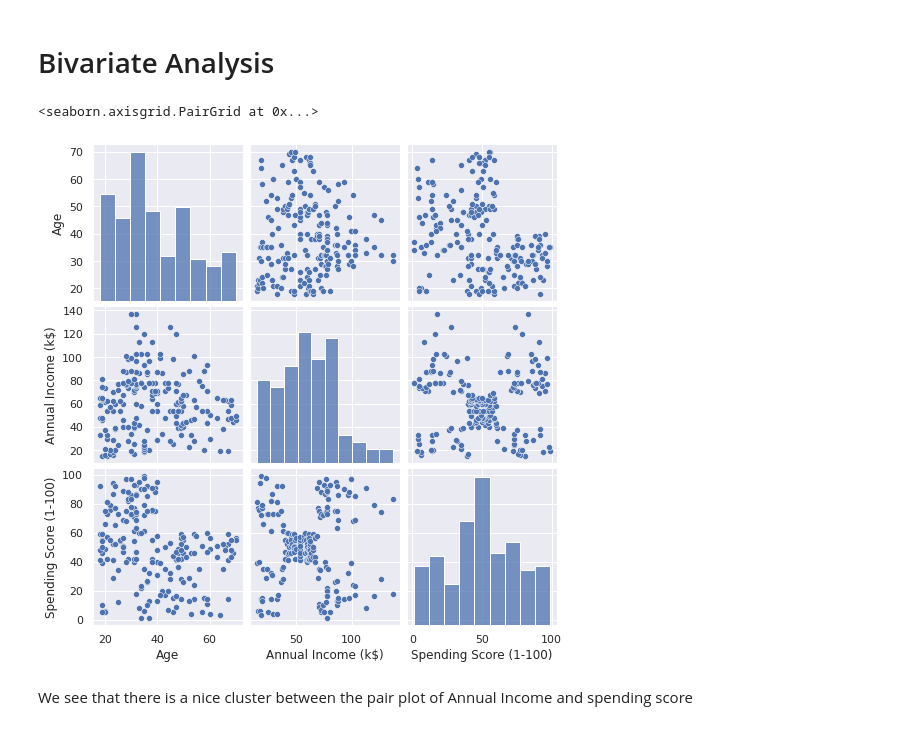
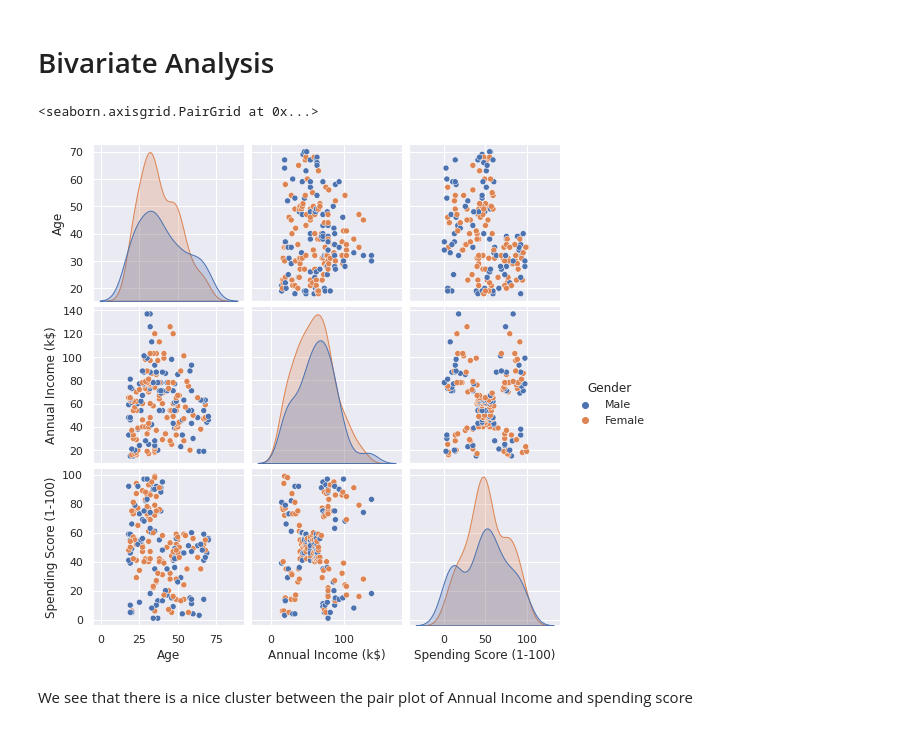
Before and after one commit to vijayc9/Mall-Customer-Segmentation, a Jupyter notebook: customer_segmentation_using_k_means.ipynb, the cells around one changed output. Drawn from its saved outputs; the diff is of its cells as text; code cells hidden in the pictures.

```diff
--- a/customer_segmentation_using_k_means.ipynb
+++ b/customer_segmentation_using_k_means.ipynb
@@ -18,6 +19,6 @@ from sklearn.decomposition import PCA
 # %%
 # read the csv file from the path
 path = "/content/drive/MyDrive/Colab Notebooks/Mall_Customers.csv"
-df = pd.read_csv(path)
+data = pd.read_csv(path)
 # %%
 # display first 5 rows
@@ -35,8 +36,8 @@ df.shape
 (200, 5)
 # %%
 # Droping unnecessary feature
-df = df.drop('CustomerID', axis=1)
-df.head()
+data = data.drop('CustomerID', axis=1)
+data.head()
 # %% [output]
 |  | Gender | Age | Annual Income (k$) | Spending Score (1-100) |
 | 0 | Male | 19 | 15 | 39 |
@@ -144,10 +145,10 @@ From above:
 # Bivariate Analysis
 # %%
 # checking the relationship between the different pairs of variables
-sns.pairplot(df)
+sns.pairplot(data, hue='Gender')
 # %% [output]
 <seaborn.axisgrid.PairGrid at 0x...>
-[figure, old version]
+[figure, new version]
 # %% [markdown]
 We see that there is a nice cluster between the pair plot of Annual Income and spending score
 # %%
```
Also changed, not shown: parts of 46 cells of this notebook.
